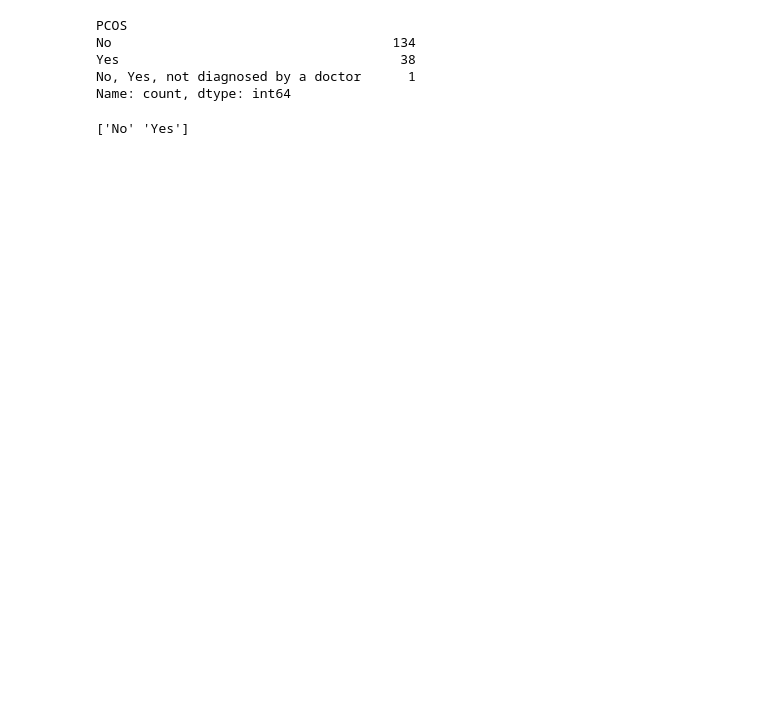
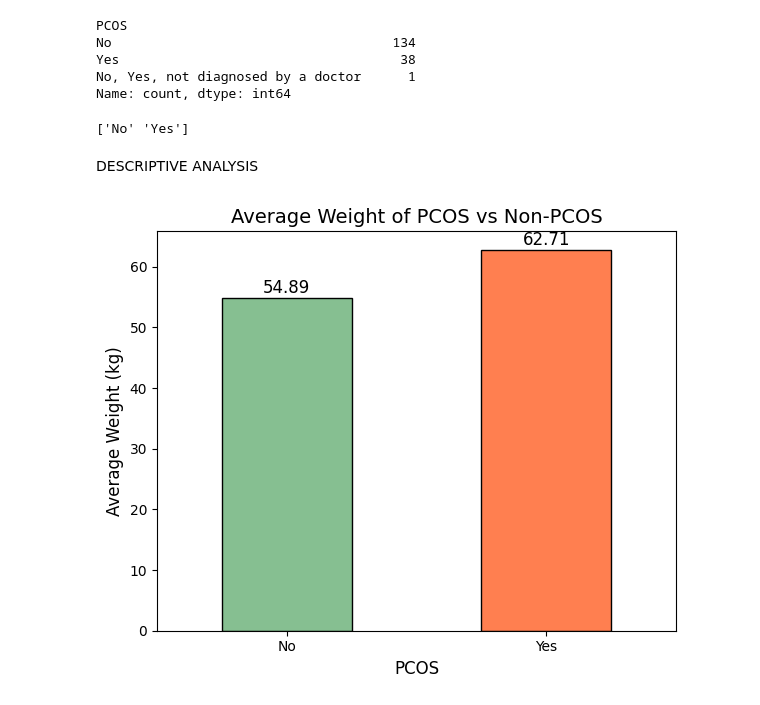
Before and after one commit to hasaanahmedrana/PCOS-Project, a Jupyter notebook: Analysis.ipynb, the cells around one changed output. Saved outputs shown, nothing was run; the diff lists cells and outputs as text; code cells hidden in the pictures; blank space fills up the shorter version.

```diff
--- a/Analysis.ipynb
+++ b/Analysis.ipynb
@@ -20,3 +20,36 @@ unique_pcos_values = df['PCOS'].unique()
 print(unique_pcos_values)
 # %% [output]
 ['No' 'Yes']
+# %% [markdown]
+DESCRIPTIVE ANALYSIS
+# %%
+import matplotlib.pyplot as plt
+import pandas as pd
+
+# Assuming df is your DataFrame and 'Weight_kg' and 'PCOS' are the relevant columns
+# Group by 'PCOS' and calculate the mean of 'Weight_kg'
+avg_weight = df.groupby('PCOS')['Weight_kg'].mean()
+
+# Create a bar plot
+plt.figure(figsize=(6,5))
+bars = avg_weight.plot(kind='bar', color=['#86bf91', '#ff7f50'], edgecolor='black')
+
+# Add title and labels
+plt.title('Average Weight of PCOS vs Non-PCOS', fontsize=14)
+plt.xlabel('PCOS', fontsize=12)
+plt.ylabel('Average Weight (kg)', fontsize=12)
+plt.xticks(rotation=0)
+
+# Add values on top of the bars
+for bar in bars.patches:
+    # Get the height of the bar
+    height = bar.get_height()
+    # Add the value on top of the bar
+    plt.text(bar.get_x() + bar.get_width() / 2, height + 0.2, f'{height:.2f}',
+             ha='center', va='bottom', fontsize=12)
+
+# Show the plot
+plt.tight_layout()
+plt.show()
+# %% [output]
+[figure, added]
```
Also changed, not shown: parts of 2 cells of this notebook.
